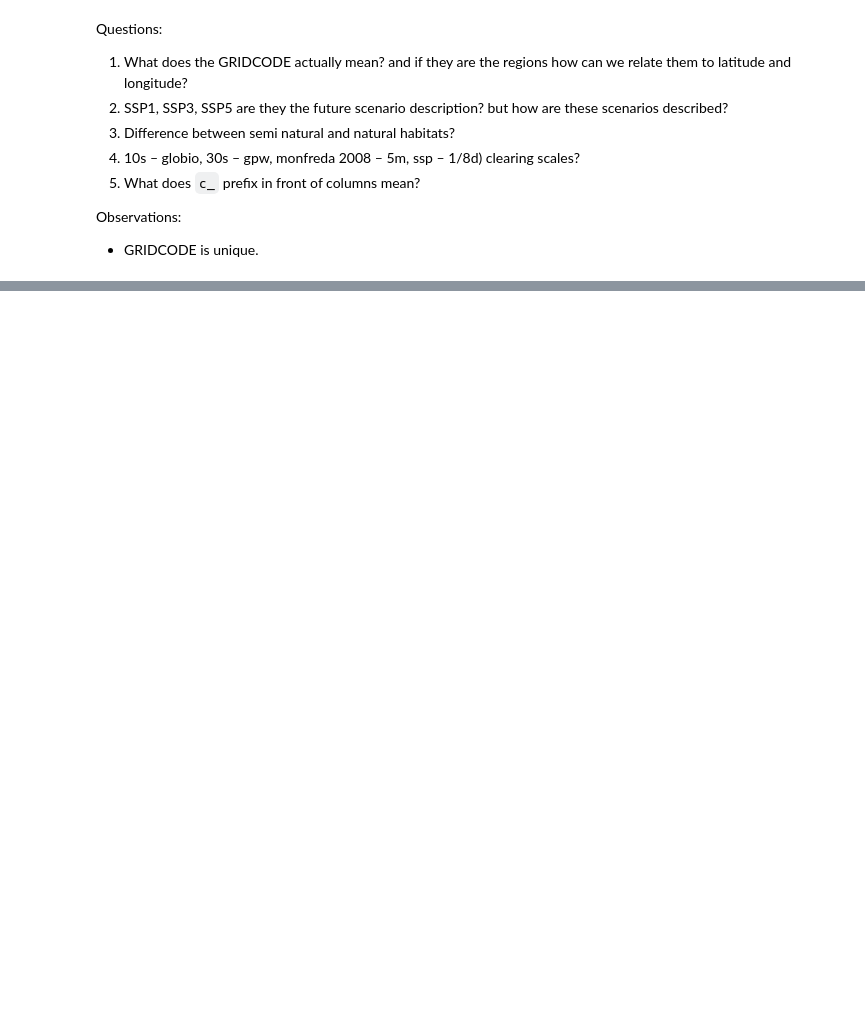
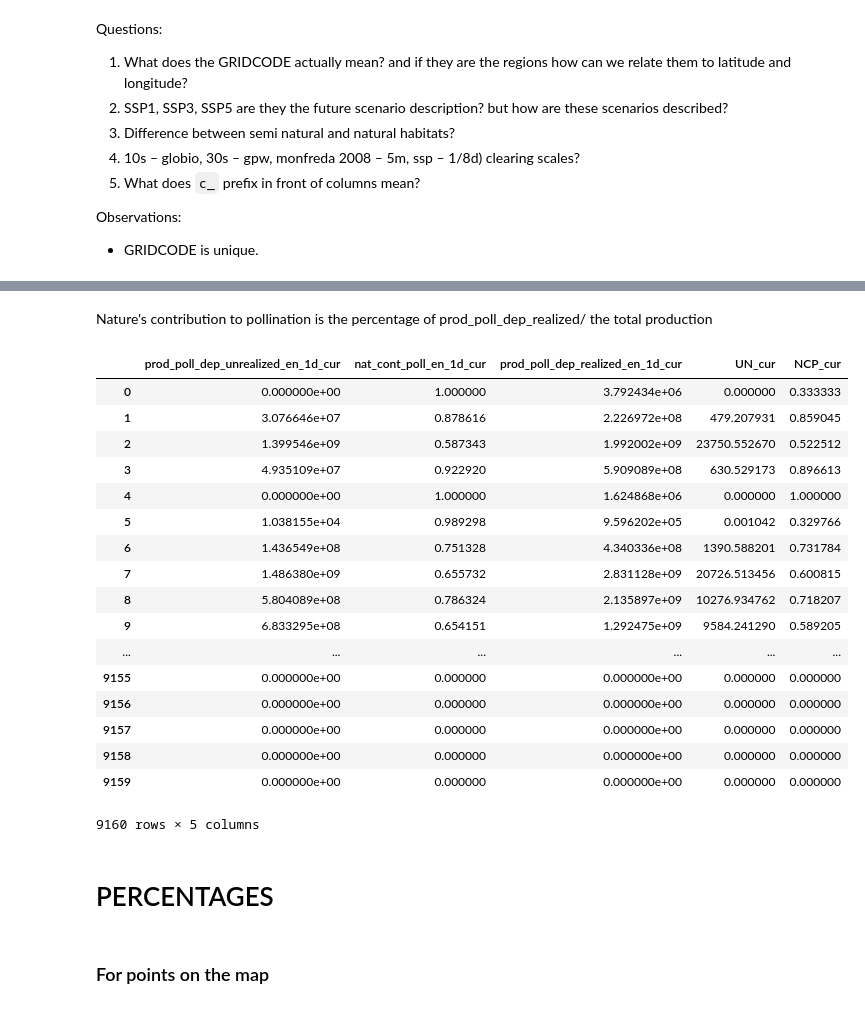
Before and after one commit to AhmedAhres/AhmedAhres.github.io, a Jupyter notebook: DataExploration.ipynb, the cells around one changed output, grey strips where cells are left out. Drawn from its saved outputs; the diff is of its cells as text; code cells hidden in the pictures; blank space fills up the shorter version.

```diff
--- a/DataExploration.ipynb
+++ b/DataExploration.ipynb
@@ -315,0 +354,2 @@ Observations:
+# %%
+unxncp = all_datasets['unxncp'].merge(latlong, left_on='fid', right_on='fid', how='inner')
@@ -315,0 +376,27 @@ Observations:
+# %% [markdown]
+Nature's contribution to pollination is the percentage of prod_poll_dep_realized/ the total production
+# %%
+unxncp[['prod_poll_dep_unrealized_en_1d_cur', 'nat_cont_poll_en_1d_cur', 'prod_poll_dep_realized_en_1d_cur','UN_cur','NCP_cur']]
+# %% [output]
+|  | prod_poll_dep_unrealized_en_1d_cur | nat_cont_poll_en_1d_cur | prod_poll_dep_realized_en_1d_cur | UN_cur | NCP_cur |
+| 0 | 0.000000e+00 | 1.000000 | 3.792434e+06 | 0.000000 | 0.333333 |
+| 1 | 3.076646e+07 | 0.878616 | 2.226972e+08 | 479.207931 | 0.859045 |
+| 2 | 1.399546e+09 | 0.587343 | 1.992002e+09 | 23750.552670 | 0.522512 |
+| 3 | 4.935109e+07 | 0.922920 | 5.909089e+08 | 630.529173 | 0.896613 |
+| 4 | 0.000000e+00 | 1.000000 | 1.624868e+06 | 0.000000 | 1.000000 |
+| 5 | 1.038155e+04 | 0.989298 | 9.596202e+05 | 0.001042 | 0.329766 |
+| 6 | 1.436549e+08 | 0.751328 | 4.340336e+08 | 1390.588201 | 0.731784 |
+| 7 | 1.486380e+09 | 0.655732 | 2.831128e+09 | 20726.513456 | 0.600815 |
+| 8 | 5.804089e+08 | 0.786324 | 2.135897e+09 | 10276.934762 | 0.718207 |
+| 9 | 6.833295e+08 | 0.654151 | 1.292475e+09 | 9584.241290 | 0.589205 |
+| ... | ... | ... | ... | ... | ... |
+| 9155 | 0.000000e+00 | 0.000000 | 0.000000e+00 | 0.000000 | 0.000000 |
+| 9156 | 0.000000e+00 | 0.000000 | 0.000000e+00 | 0.000000 | 0.000000 |
+| 9157 | 0.000000e+00 | 0.000000 | 0.000000e+00 | 0.000000 | 0.000000 |
+| 9158 | 0.000000e+00 | 0.000000 | 0.000000e+00 | 0.000000 | 0.000000 |
+| 9159 | 0.000000e+00 | 0.000000 | 0.000000e+00 | 0.000000 | 0.000000 |
+9160 rows × 5 columns
+# %% [markdown]
+# PERCENTAGES
+# %% [markdown]
+### For points on the map
```
Also changed, not shown: parts of 23 cells of this notebook, 2 other files.
